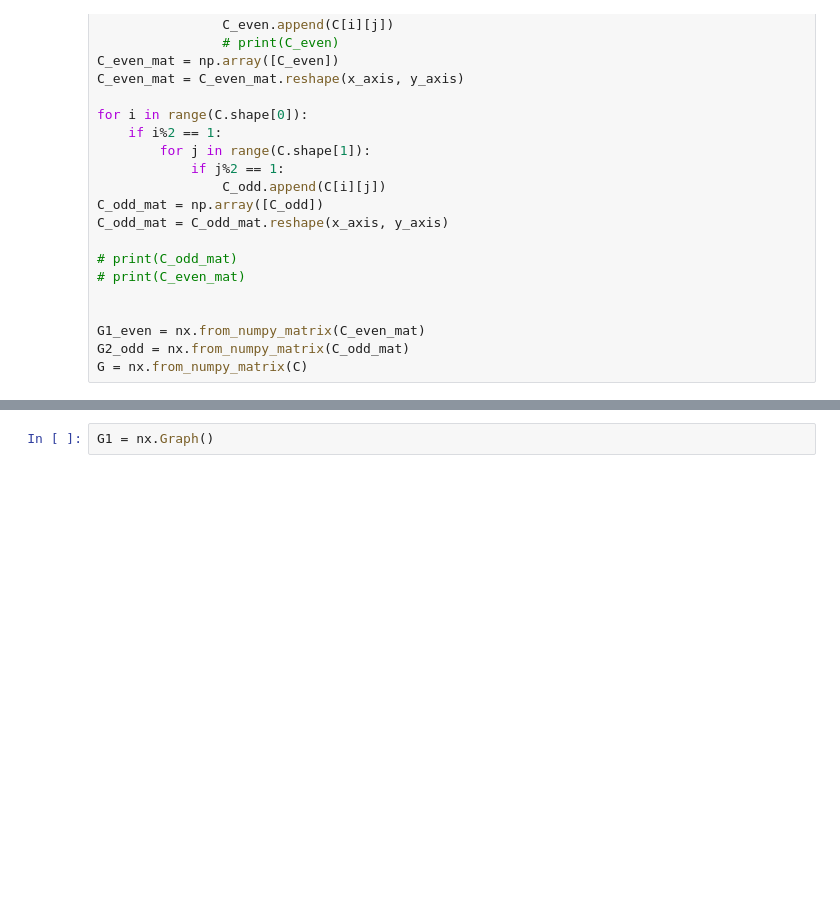
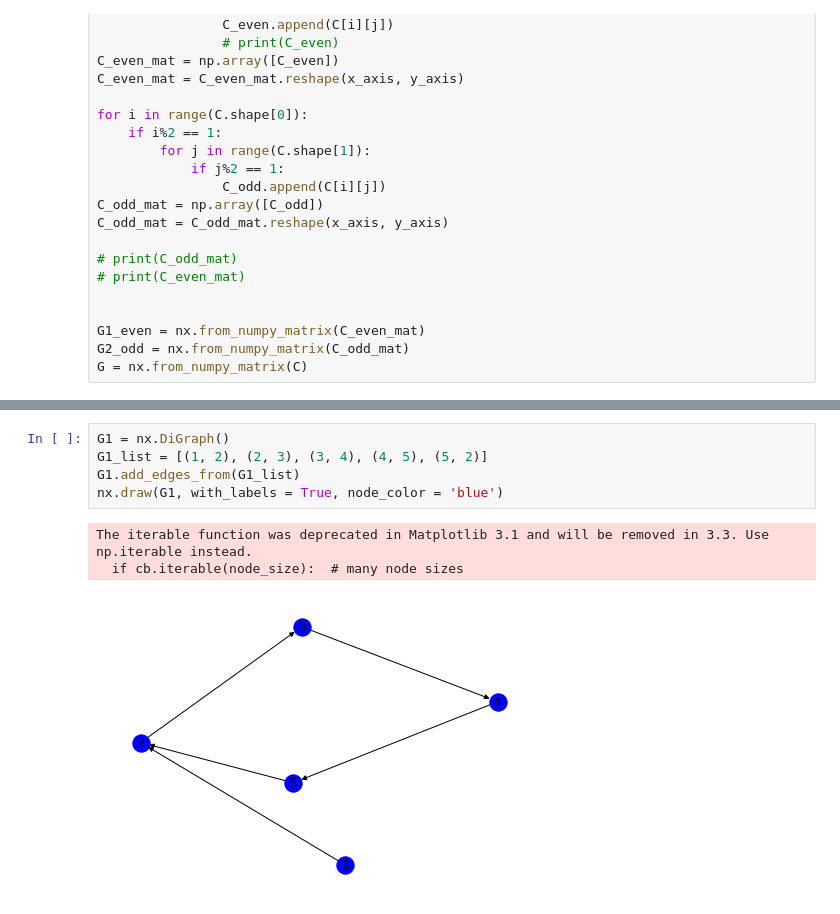
Before and after one commit to JacobShin0601/CodeRepository, a Jupyter notebook: MIT_class/Data_Analysis/week5/1. introduction to graph.ipynb, the cells around one changed output, grey strips where cells are left out. Drawn from its saved outputs; the diff is of its cells as text; blank space fills up the shorter version.

```diff
--- a/MIT_class/Data_Analysis/week5/1. introduction to graph.ipynb
+++ b/MIT_class/Data_Analysis/week5/1. introduction to graph.ipynb
@@ -182,2 +178,9 @@ Error:
-# %%
-G1 = nx.Graph()
+# %%
+G1 = nx.DiGraph()
+G1_list = [(1, 2), (2, 3), (3, 4), (4, 5), (5, 2)]
+G1.add_edges_from(G1_list)
+nx.draw(G1, with_labels = True, node_color = 'blue')
+# %% [output]
+The iterable function was deprecated in Matplotlib 3.1 and will be removed in 3.3. Use np.iterable instead.
+  if cb.iterable(node_size):  # many node sizes
+[figure, added]
```
Also changed, not shown: parts of 8 cells of this notebook, 3 other files.
